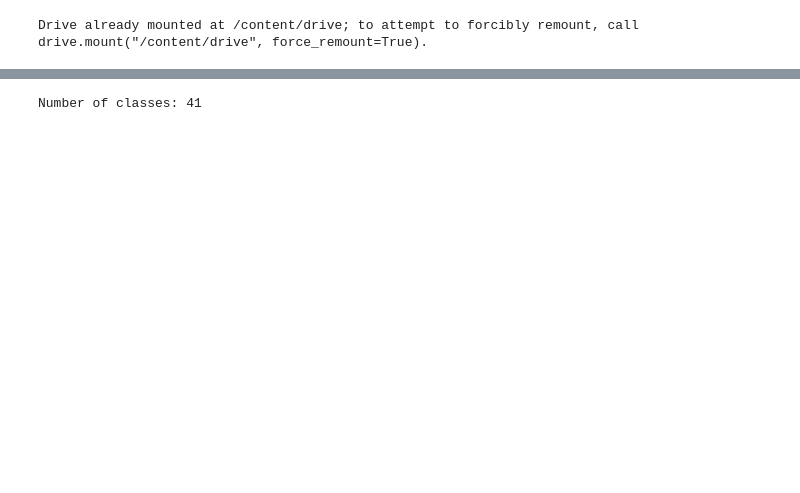
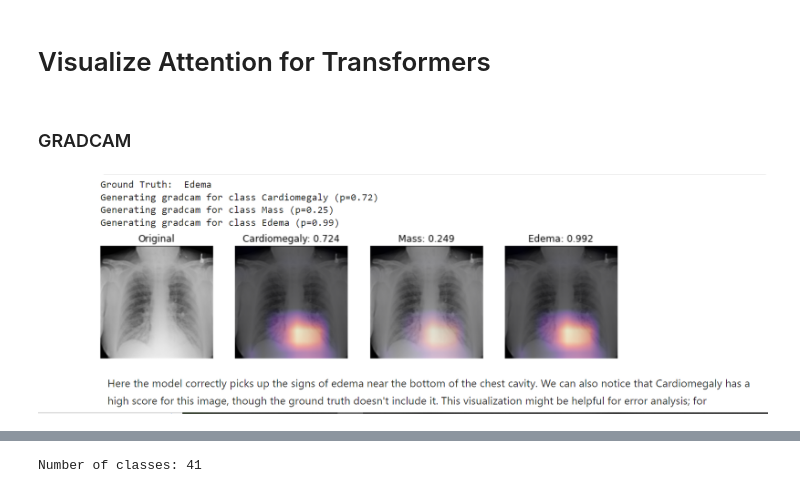
Before and after one commit to gyasifred/NLP-Techniques, a Jupyter notebook: behavioural_testing_attention_project.ipynb, the cells around one changed output, grey strips where cells are left out. Cells and saved outputs as stored; diff of their text form; code cells hidden in the pictures; blank space fills up the shorter version.

```diff
--- a/behavioural_testing_attention_project.ipynb
+++ b/behavioural_testing_attention_project.ipynb
@@ -1,10 +1,17 @@
 # %% [markdown]
 <a href="https://colab.research.google.com/github/gyasifred/NLP-Techniques/blob/main/behavioural_testing_attention_project.ipynb" target="_parent"><img src="https://colab.research.google.com/assets/colab-badge.svg" alt="Open In Colab"/></a>
-# %%
-from google.colab import drive
-drive.mount('/content/drive')
-# %% [output]
-Drive already mounted at /content/drive; to attempt to forcibly remount, call drive.mount("/content/drive", force_remount=True).
+# %% [markdown]
+# Visualize Attention for Transformers
+# %% [markdown]
+### GRADCAM
+# %%
+from google.colab import files
+from IPython.display import Image, display
+
+# Load the image
+display(Image(filename='/content/drive/MyDrive/GRADCAM.png'))
+# %% [output]
+[figure, added]
 # %%
 !pip install mplcursors
 # %% [output]
```
Also changed, not shown: parts of 6 cells of this notebook.
